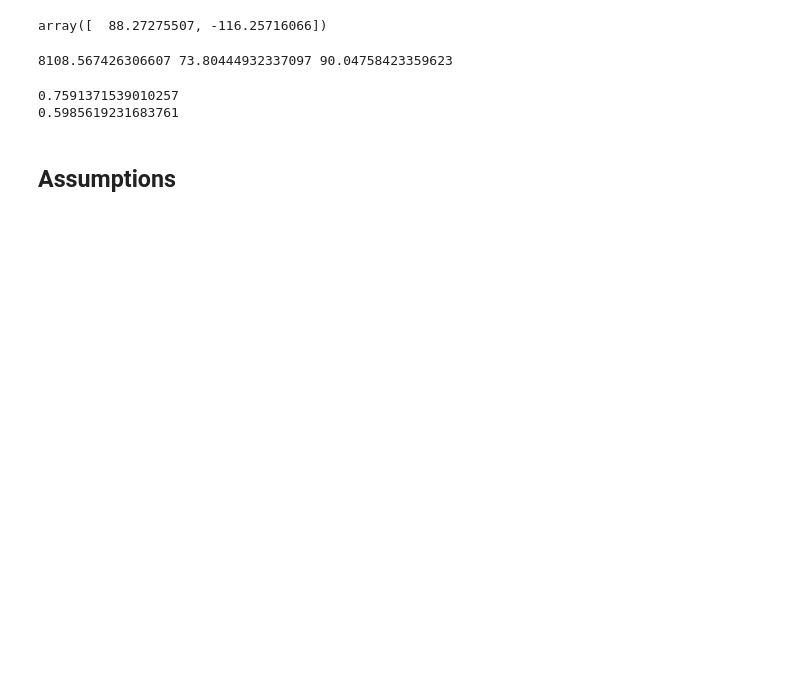
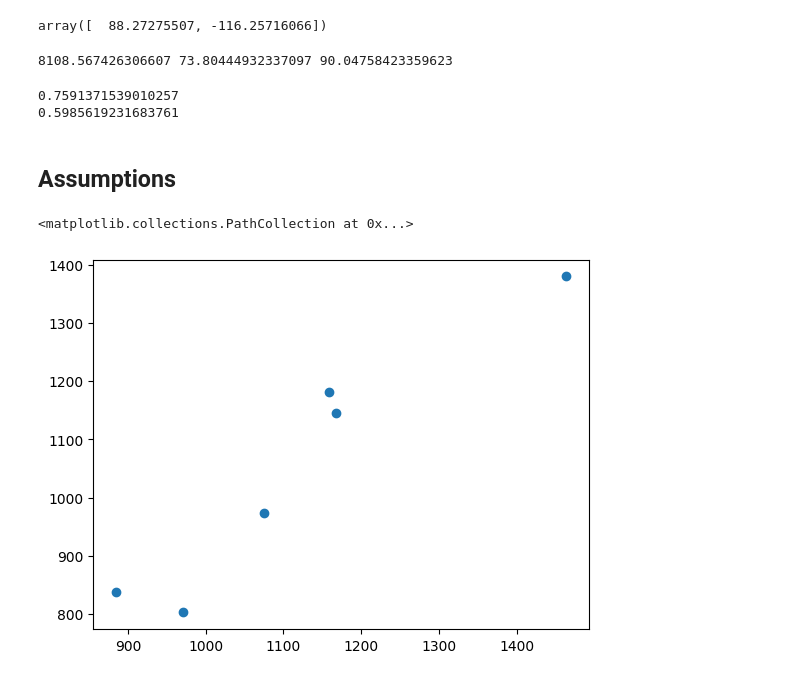
Before and after one commit to aishwarykesarwani/Data-Science, a Jupyter notebook: Udemy MLops/Understanding complete linear regression/multi_linear_regression.ipynb, the cells around one changed output. Drawn from its saved outputs; the diff is of its cells as text; code cells hidden in the pictures; blank space fills up the shorter version.

```diff
--- a/Udemy MLops/Understanding complete linear regression/multi_linear_regression.ipynb
+++ b/Udemy MLops/Understanding complete linear regression/multi_linear_regression.ipynb
@@ -176,3 +187,8 @@ print(1 - (1-score)*(len(Y_test)-1)/(len(Y_test)-X_test.shape[1]-1))
 0.5985619231683761
 # %% [markdown]
 ## Assumptions
+# %%
+plt.scatter(Y_test,y_pred)
+# %% [output]
+<matplotlib.collections.PathCollection at 0x...>
+[figure, added]
```
Also changed, not shown: parts of 13 cells of this notebook, 7 other files.
